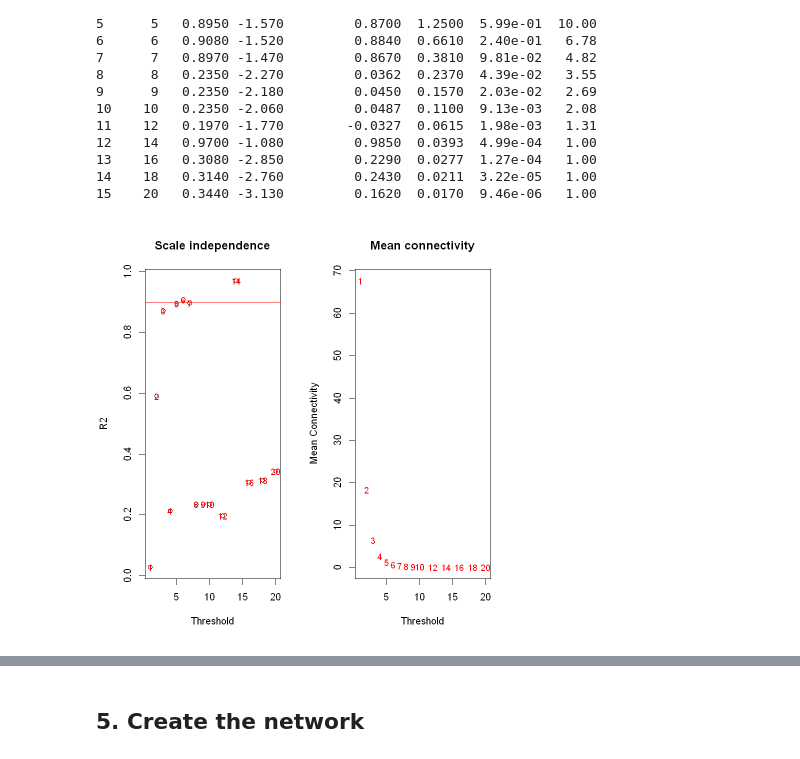
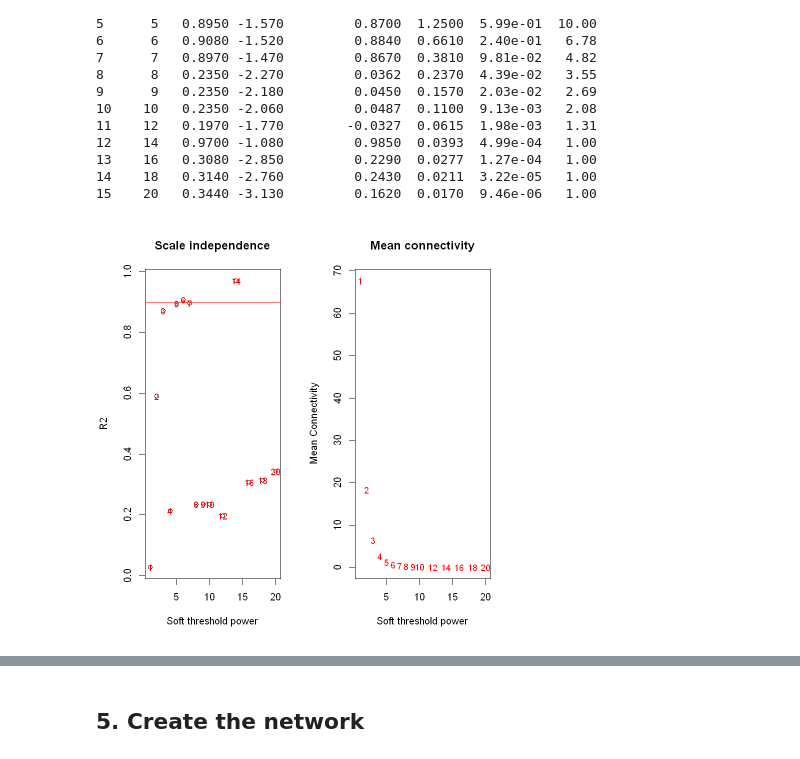
Before and after one commit to Champions-Oncology/Workspaces, a Jupyter notebook: 3examples_in_R/wgcna_R.ipynb, the cells around one changed output, grey strips where cells are left out. Cells and saved outputs as stored; diff of their text form; code cells hidden in the pictures.

Commit message:
Edit the soft-threshold power, its explanation, and the corresponding figures in wgcna

```diff
--- a/3examples_in_R/wgcna_R.ipynb
+++ b/3examples_in_R/wgcna_R.ipynb
@@ -128,29 +128,29 @@ pickSoftThreshold: will use block size 400.
 # %%
 par(mfrow = c(1,2));
 cex1 = 0.9;
 
 plot(sft$fitIndices[, 1],
      -sign(sft$fitIndices[, 3]) * sft$fitIndices[, 2],
-     xlab = "Threshold",
+     xlab = "Soft threshold power",
      ylab = "R2",
      main = paste("Scale independence")
 )
 text(sft$fitIndices[, 1],
      -sign(sft$fitIndices[, 3]) * sft$fitIndices[, 2],
      labels = powers, cex = cex1, col = "red"
 )
 abline(h = 0.90, col = "red")
 plot(sft$fitIndices[, 1],
      sft$fitIndices[, 5],
-     xlab = "Threshold",
+     xlab = "Soft threshold power",
      ylab = "Mean Connectivity",
      type = "n",
      main = paste("Mean connectivity")
 )
 text(sft$fitIndices[, 1],
      sft$fitIndices[, 5],
      labels = powers,
      cex = cex1, col = "red")
 # %% [output]
-[figure, old version]
+[figure, new version]
 # %% [markdown]
```
Also changed, not shown: parts of 5 cells of this notebook.
